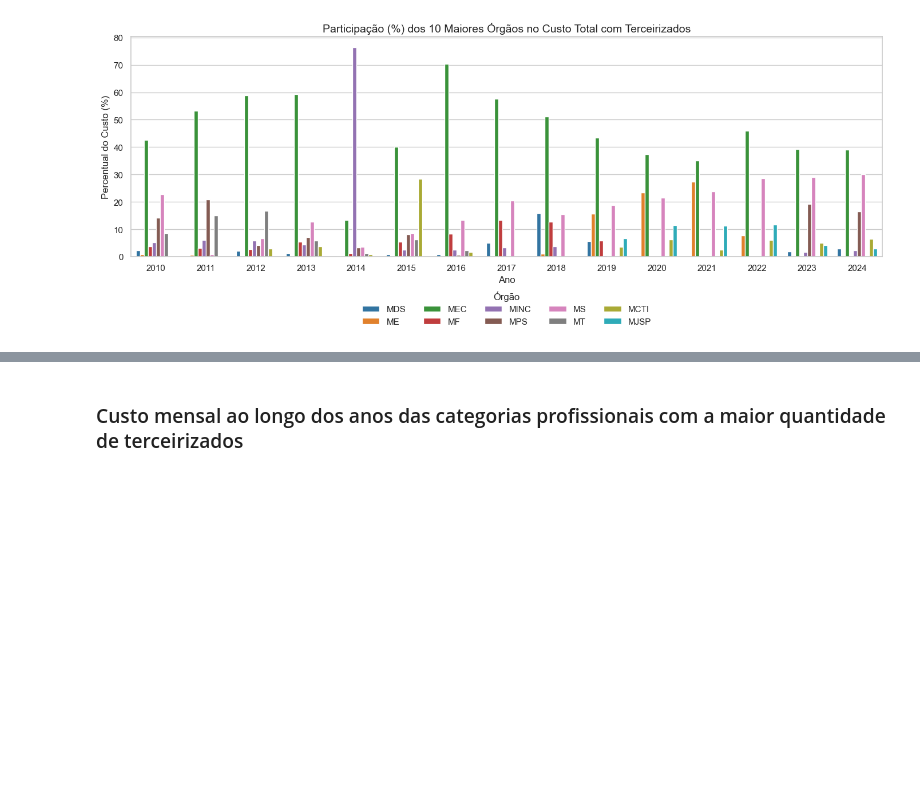
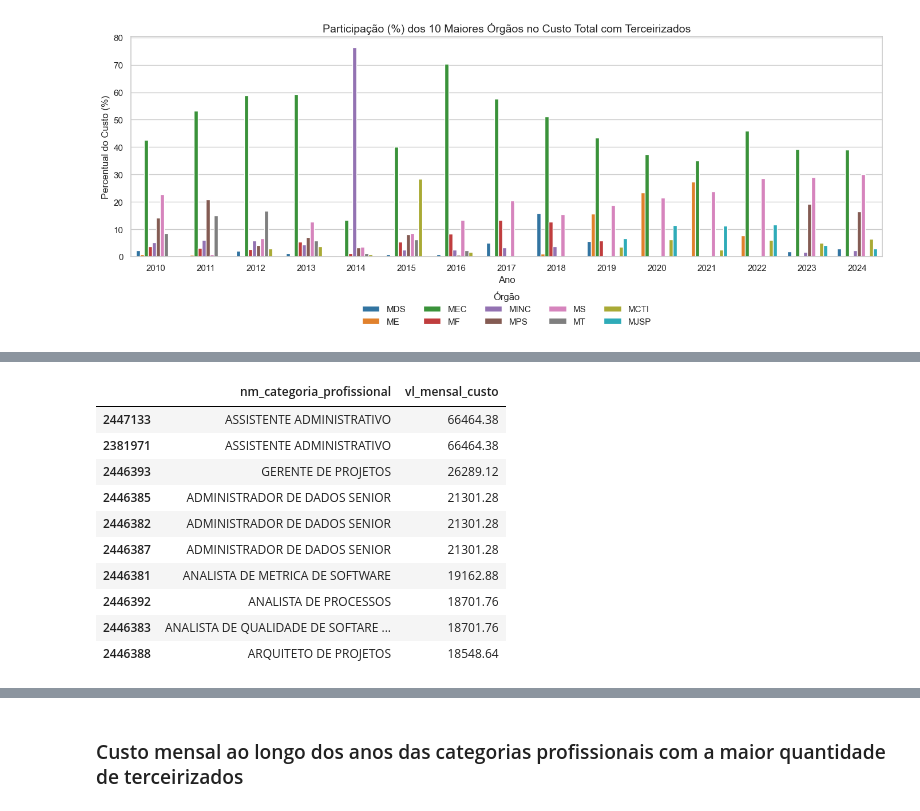
Before and after one commit to lab-dados-seges/dados-terceirizados, a Jupyter notebook: analises/historico_terceirizados.ipynb, the cells around one changed output, grey strips where cells are left out. Saved outputs shown, nothing was run; the diff lists cells and outputs as text; code cells hidden in the pictures; blank space fills up the shorter version.

```diff
--- a/analises/historico_terceirizados.ipynb
+++ b/analises/historico_terceirizados.ipynb
@@ -639,0 +706,24 @@ plt.show()
+# %%
+# Filtra os dados do MinC no ano de 2014
+df_minc_2014 = df_final_cbo[
+    (df_final_cbo['sg_orgao_sup_tabela_ug'] == 'MINC') &
+    (df_final_cbo['Ano_Carga'] == 2013)
+]
+
+# Ordena pelos maiores custos
+df_minc_2014_outliers = df_minc_2014.sort_values(by='vl_mensal_custo', ascending=False)
+
+# Visualiza os 10 maiores custos
+df_minc_2014_outliers[['nm_categoria_profissional', 'vl_mensal_custo']].head(10)
+# %% [output]
+|  | nm_categoria_profissional | vl_mensal_custo |
+| 2447133 | ASSISTENTE ADMINISTRATIVO | 66464.38 |
+| 2381971 | ASSISTENTE ADMINISTRATIVO | 66464.38 |
+| 2446393 | GERENTE DE PROJETOS | 26289.12 |
+| 2446385 | ADMINISTRADOR DE DADOS SENIOR | 21301.28 |
+| 2446382 | ADMINISTRADOR DE DADOS SENIOR | 21301.28 |
+| 2446387 | ADMINISTRADOR DE DADOS SENIOR | 21301.28 |
+| 2446381 | ANALISTA DE METRICA DE SOFTWARE | 19162.88 |
+| 2446392 | ANALISTA DE PROCESSOS | 18701.76 |
+| 2446383 | ANALISTA DE QUALIDADE DE SOFTARE ... | 18701.76 |
+| 2446388 | ARQUITETO DE PROJETOS | 18548.64 |
```
Also changed, not shown: parts of 11 cells of this notebook, 4 other files.
